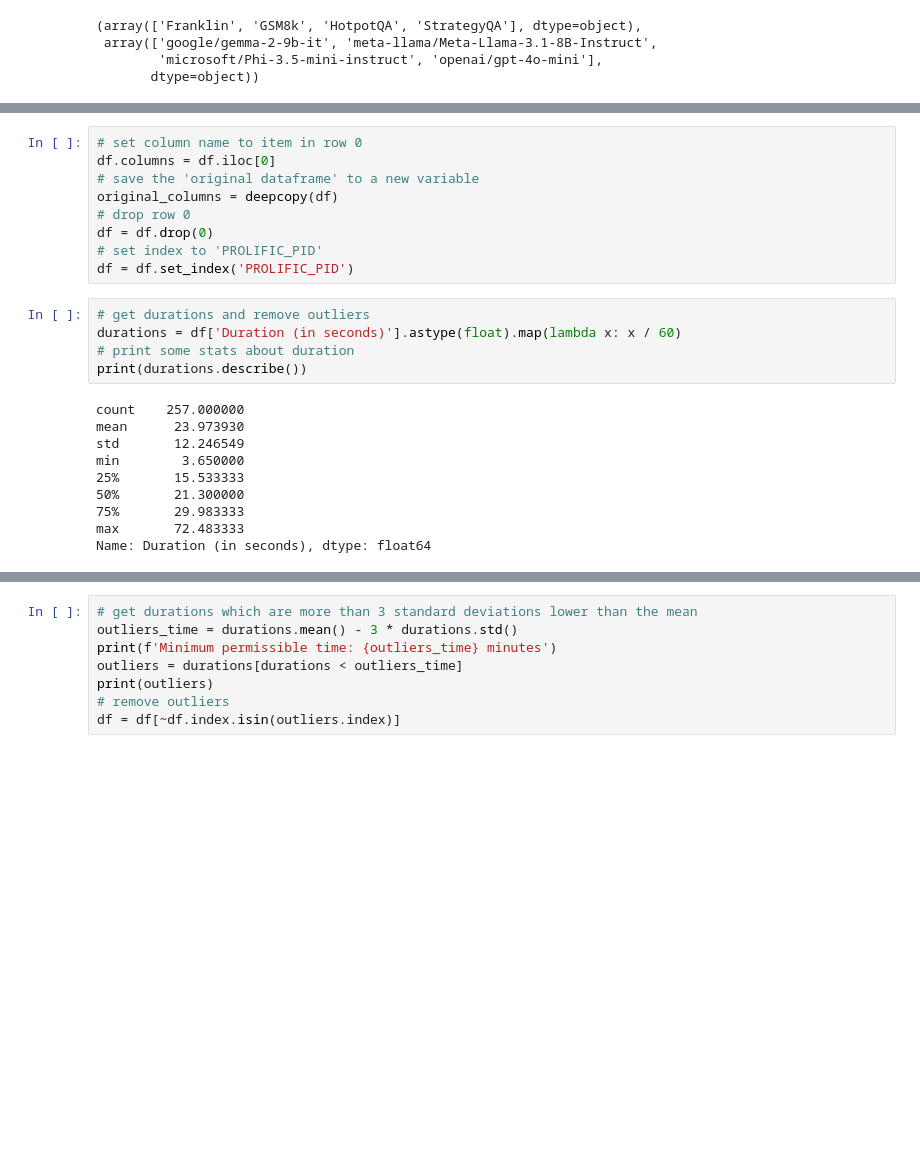
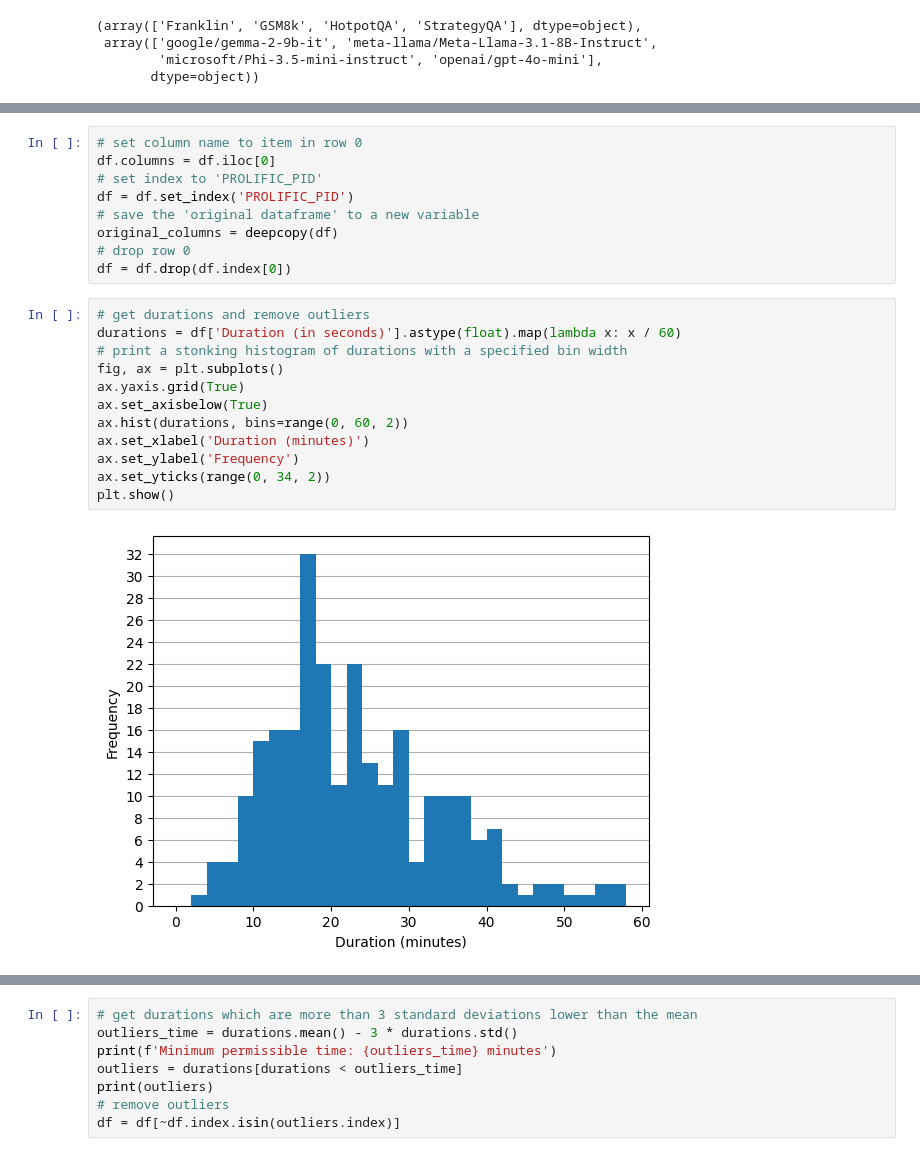
Before and after one commit to njf0/frank-llm, a Jupyter notebook: mini-project/studies/plan/results/results_pilot.ipynb, the cells around one changed output, grey strips where cells are left out. Saved outputs shown, nothing was run; the diff lists cells and outputs as text; blank space fills up the shorter version.

```diff
--- a/mini-project/studies/plan/results/results_pilot.ipynb
+++ b/mini-project/studies/plan/results/results_pilot.ipynb
@@ -87,24 +87,23 @@ questions.head()
 # %%
 # set column name to item in row 0
 df.columns = df.iloc[0]
+# set index to 'PROLIFIC_PID'
+df = df.set_index('PROLIFIC_PID')
 # save the 'original dataframe' to a new variable
 original_columns = deepcopy(df)
 # drop row 0
-df = df.drop(0)
-# set index to 'PROLIFIC_PID'
-df = df.set_index('PROLIFIC_PID')
+df = df.drop(df.index[0])
-# %%
-# get durations and remove outliers
-durations = df['Duration (in seconds)'].astype(float).map(lambda x: x / 60)
-# print some stats about duration
-print(durations.describe())
-# %% [output]
-count    257.000000
-mean      23.973930
-std       12.246549
-min        3.650000
-25%       15.533333
-50%       21.300000
-75%       29.983333
-max       72.483333
-Name: Duration (in seconds), dtype: float64
+# %%
+# get durations and remove outliers
+durations = df['Duration (in seconds)'].astype(float).map(lambda x: x / 60)
+# print a stonking histogram of durations with a specified bin width
+fig, ax = plt.subplots()
+ax.yaxis.grid(True)
+ax.set_axisbelow(True)
+ax.hist(durations, bins=range(0, 60, 2))
+ax.set_xlabel('Duration (minutes)')
+ax.set_ylabel('Frequency')
+ax.set_yticks(range(0, 34, 2))
+plt.show()
+# %% [output]
+[figure, added]
```
Also changed, not shown: parts of 13 cells of this notebook.
